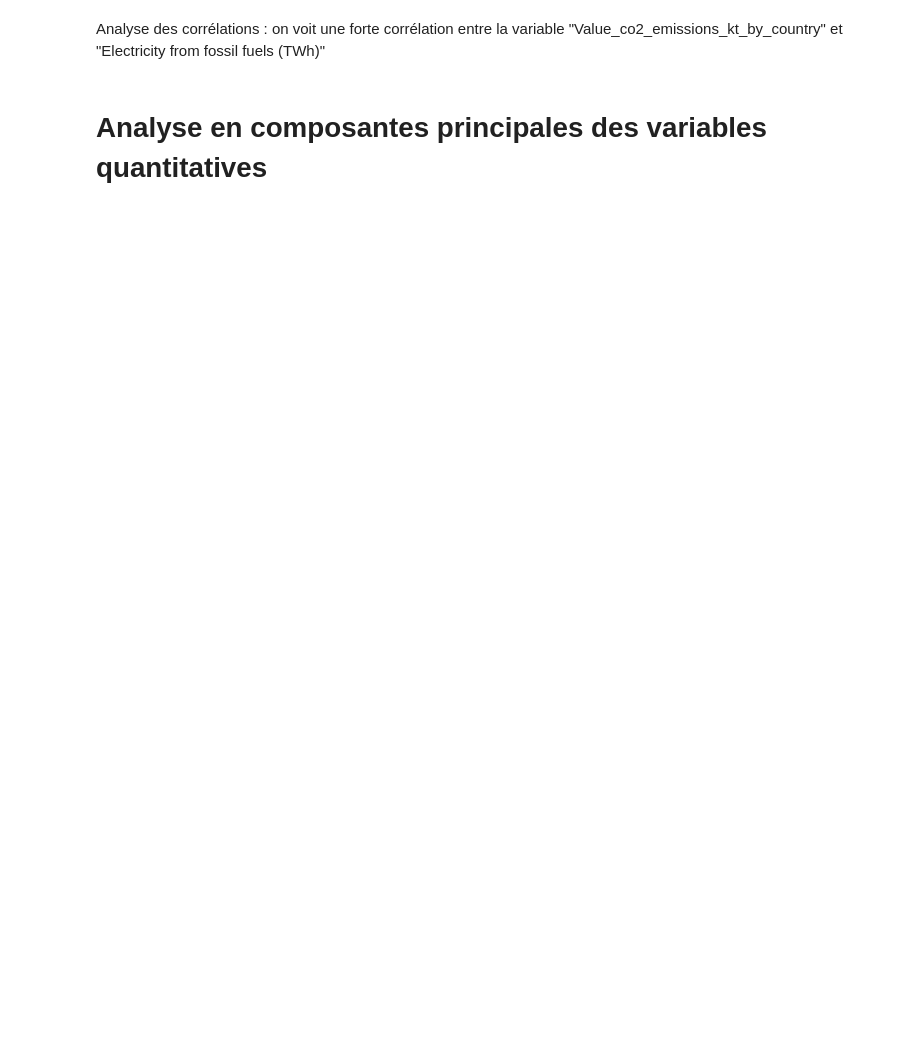
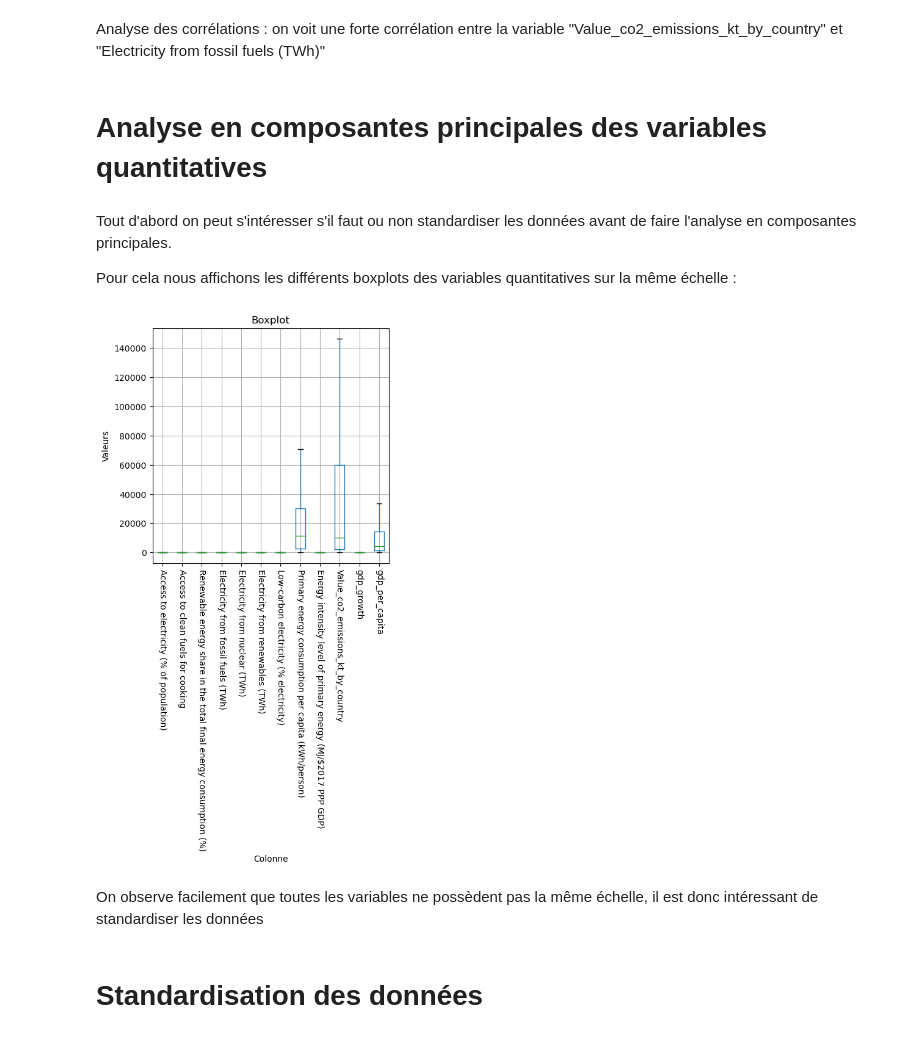
Before and after one commit to julien-richaume/projet_machine_learning, a Jupyter notebook: Projet-ML-Python.ipynb, the cells around one changed output. Saved outputs shown, nothing was run; the diff lists cells and outputs as text; code cells hidden in the pictures; blank space fills up the shorter version.

```diff
--- a/Projet-ML-Python.ipynb
+++ b/Projet-ML-Python.ipynb
@@ -354,4 +354,2 @@ corr_matrix.style.background_gradient(cmap='coolwarm').set_precision(3) #Affiche
 # %% [markdown]
 Analyse des corrélations : on voit une forte corrélation entre la variable "Value_co2_emissions_kt_by_country" et "Electricity from fossil fuels (TWh)"
-# %% [markdown]
-# Analyse en composantes principales des variables quantitatives
@@ -364,0 +356,20 @@ X=scale(data[interesting_columns])
+# %% [markdown]
+# Analyse en composantes principales des variables quantitatives
+# %% [markdown]
+Tout d'abord on peut s'intéresser s'il faut ou non standardiser les données avant de faire l'analyse en composantes principales.
+
+Pour cela nous affichons les différents boxplots des variables quantitatives sur la même échelle :
+# %%
+plt.figure(figsize=(5,5))
+data.boxplot(interesting_columns,showfliers=False)
+plt.title('Boxplot')
+plt.xticks(rotation=-90)
+plt.xlabel('Colonne')
+plt.ylabel('Valeurs')
+plt.show()
+# %% [output]
+[figure, added]
+# %% [markdown]
+On observe facilement que toutes les variables ne possèdent pas la même échelle, il est donc intéressant de standardiser les données
+# %% [markdown]
+# Standardisation des données
```
Also changed, not shown: parts of 26 cells of this notebook.
